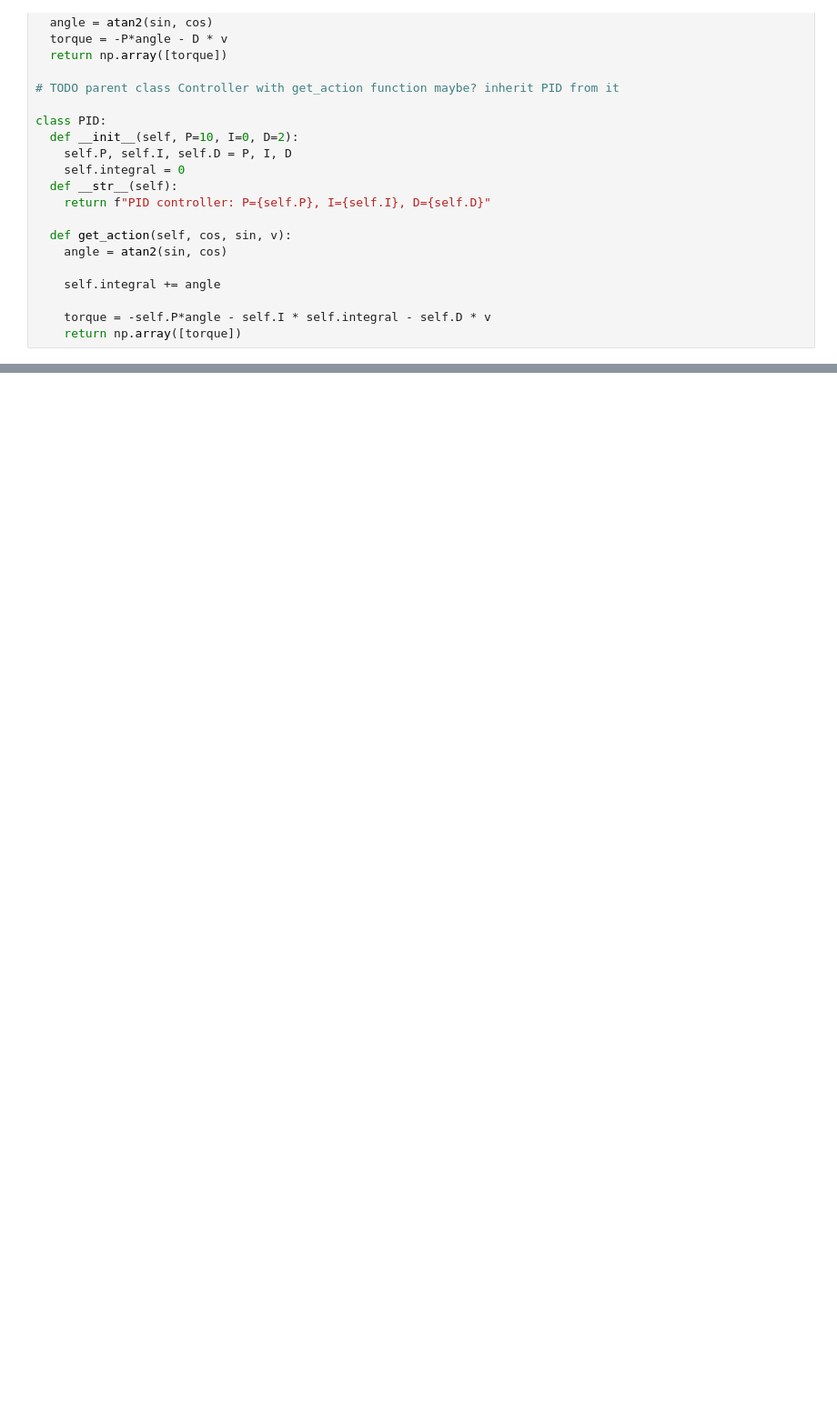
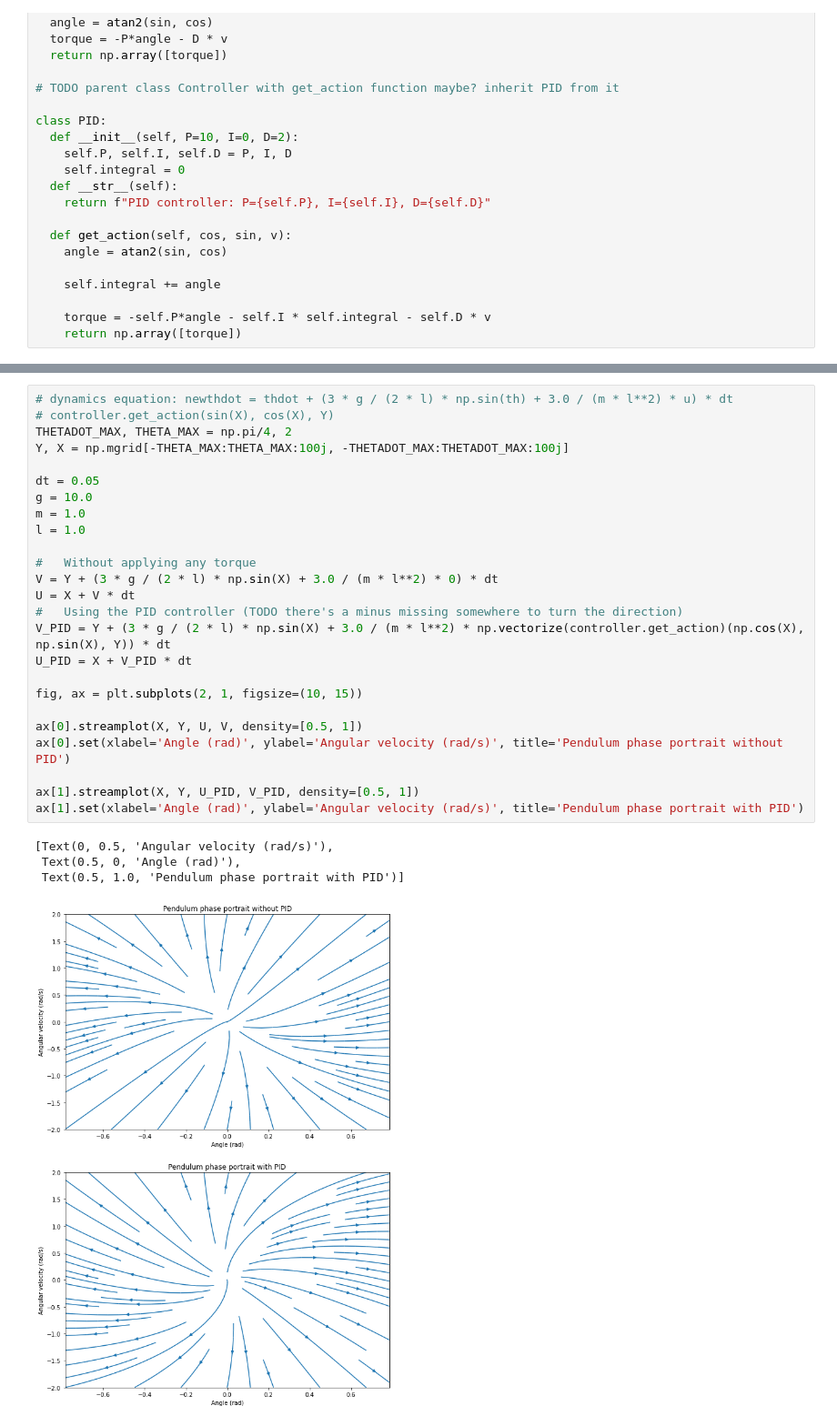
Before and after one commit to sikora-toma/gym-pendulum-control, a Jupyter notebook: pendulum_control.ipynb, the cells around one changed output, grey strips where cells are left out. Shown: that part at 91% size. Drawn from its saved outputs; the diff is of its cells as text; blank space fills up the shorter version.

```diff
--- a/pendulum_control.ipynb
+++ b/pendulum_control.ipynb
@@ -156,0 +152,30 @@ plt.show()
+# %%
+# dynamics equation: newthdot = thdot + (3 * g / (2 * l) * np.sin(th) + 3.0 / (m * l**2) * u) * dt
+# controller.get_action(sin(X), cos(X), Y)
+THETADOT_MAX, THETA_MAX = np.pi/4, 2
+Y, X = np.mgrid[-THETA_MAX:THETA_MAX:100j, -THETADOT_MAX:THETADOT_MAX:100j]
+
+dt = 0.05
+g = 10.0
+m = 1.0
+l = 1.0
+
+#   Without applying any torque
+V = Y + (3 * g / (2 * l) * np.sin(X) + 3.0 / (m * l**2) * 0) * dt
+U = X + V * dt
+#   Using the PID controller (TODO there's a minus missing somewhere to turn the direction)
+V_PID = Y + (3 * g / (2 * l) * np.sin(X) + 3.0 / (m * l**2) * np.vectorize(controller.get_action)(np.cos(X), np.sin(X), Y)) * dt
+U_PID = X + V_PID * dt
+
+fig, ax = plt.subplots(2, 1, figsize=(10, 15))
+
+ax[0].streamplot(X, Y, U, V, density=[0.5, 1])
+ax[0].set(xlabel='Angle (rad)', ylabel='Angular velocity (rad/s)', title='Pendulum phase portrait without PID')
+
+ax[1].streamplot(X, Y, U_PID, V_PID, density=[0.5, 1])
+ax[1].set(xlabel='Angle (rad)', ylabel='Angular velocity (rad/s)', title='Pendulum phase portrait with PID')
+# %% [output]
+[Text(0, 0.5, 'Angular velocity (rad/s)'),
+ Text(0.5, 0, 'Angle (rad)'),
+ Text(0.5, 1.0, 'Pendulum phase portrait with PID')]
+[figure, added]
```
Also changed, not shown: parts of 10 cells of this notebook.
